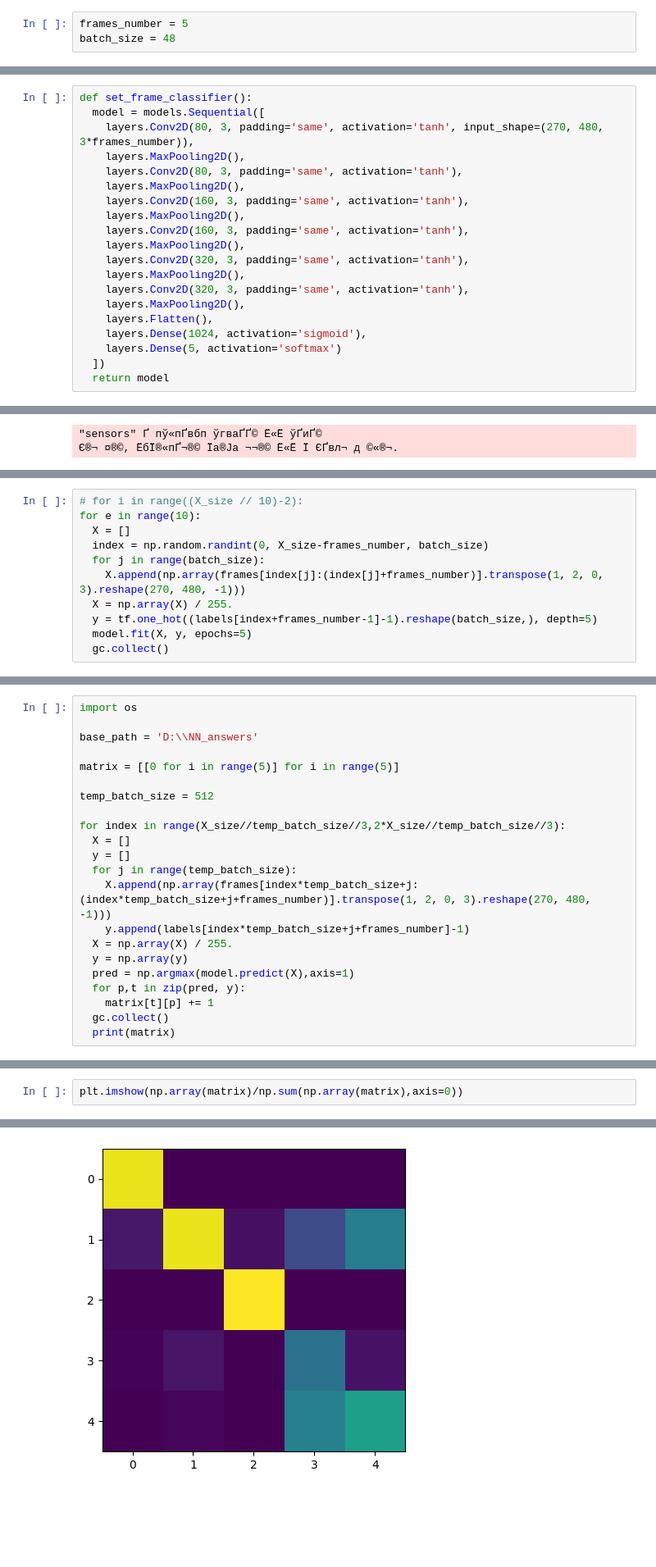
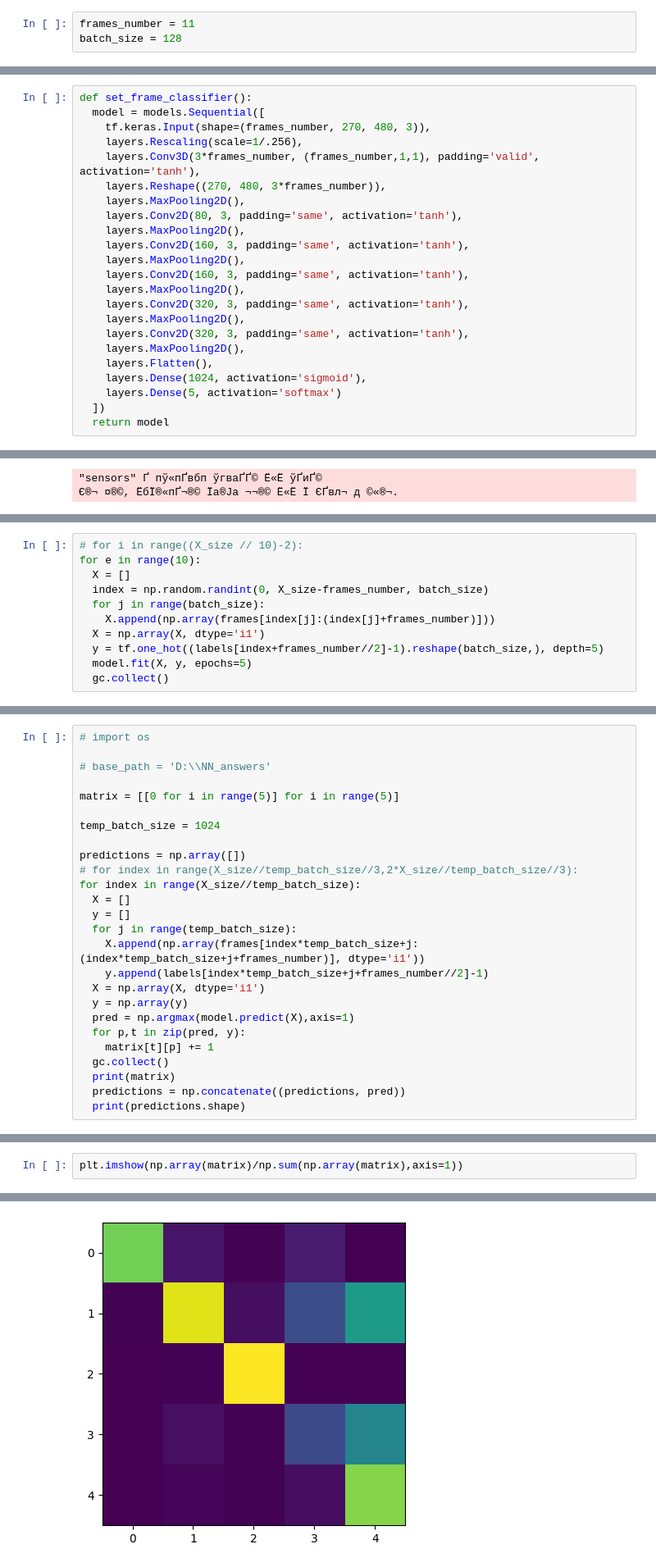
Before and after one commit to Borch1k/ABVE, a Jupyter notebook: CourseProject3year_VideoAnalyzer.ipynb, the cells around one changed output, grey strips where cells are left out. Shown at 82% size. Cells and saved outputs as stored; diff of their text form; blank space fills up the shorter version.

```diff
--- a/CourseProject3year_VideoAnalyzer.ipynb
+++ b/CourseProject3year_VideoAnalyzer.ipynb
@@ -76,5 +80,5 @@ import matplotlib.pyplot as plt
 frames = np.load('frames.npy', mmap_mode='c')
 labels = np.load('lables.npy', mmap_mode='c')
 # %%
-frames_number = 5
-batch_size = 48
+frames_number = 11
+batch_size = 128
@@ -81,7 +109,10 @@ batch_size = 48
 # %%
 def set_frame_classifier():
   model = models.Sequential([
-    layers.Conv2D(80, 3, padding='same', activation='tanh', input_shape=(270, 480, 3*frames_number)),
+    tf.keras.Input(shape=(frames_number, 270, 480, 3)),
+    layers.Rescaling(scale=1/.256),
+    layers.Conv3D(3*frames_number, (frames_number,1,1), padding='valid', activation='tanh'),
+    layers.Reshape((270, 480, 3*frames_number)),
     layers.MaxPooling2D(),
     layers.Conv2D(80, 3, padding='same', activation='tanh'),
     layers.MaxPooling2D(),
@@ -146,9 +177,9 @@ for e in range(10):
   X = []
   index = np.random.randint(0, X_size-frames_number, batch_size)
   for j in range(batch_size):
-    X.append(np.array(frames[index[j]:(index[j]+frames_number)].transpose(1, 2, 0, 3).reshape(270, 480, -1)))
-  X = np.array(X) / 255.
-  y = tf.one_hot((labels[index+frames_number-1]-1).reshape(batch_size,), depth=5)
+    X.append(np.array(frames[index[j]:(index[j]+frames_number)]))
+  X = np.array(X, dtype='i1')
+  y = tf.one_hot((labels[index+frames_number//2]-1).reshape(batch_size,), depth=5)
   model.fit(X, y, epochs=5)
   gc.collect()
 # %% [output]
@@ -194,23 +207,27 @@ gc.collect()
 # %%
-import os
+# import os
 
-base_path = 'D:\\NN_answers'
+# base_path = 'D:\\NN_answers'
 
 matrix = [[0 for i in range(5)] for i in range(5)]
 
-temp_batch_size = 512
+temp_batch_size = 1024
 
-for index in range(X_size//temp_batch_size//3,2*X_size//temp_batch_size//3):
+predictions = np.array([])
+# for index in range(X_size//temp_batch_size//3,2*X_size//temp_batch_size//3):
+for index in range(X_size//temp_batch_size):
   X = []
   y = []
   for j in range(temp_batch_size):
-    X.append(np.array(frames[index*temp_batch_size+j:(index*temp_batch_size+j+frames_number)].transpose(1, 2, 0, 3).reshape(270, 480, -1)))
-    y.append(labels[index*temp_batch_size+j+frames_number]-1)
-  X = np.array(X) / 255.
+    X.append(np.array(frames[index*temp_batch_size+j:(index*temp_batch_size+j+frames_number)], dtype='i1'))
+    y.append(labels[index*temp_batch_size+j+frames_number//2]-1)
+  X = np.array(X, dtype='i1')
   y = np.array(y)
   pred = np.argmax(model.predict(X),axis=1)
   for p,t in zip(pred, y):
     matrix[t][p] += 1
   gc.collect()
   print(matrix)
+  predictions = np.concatenate((predictions, pred))
+  print(predictions.shape)
 # %% [output]
@@ -237,7 +254,7 @@ plt.imshow(matrix)
 <matplotlib.image.AxesImage at 0x...>
 [figure]
 # %%
-plt.imshow(np.array(matrix)/np.sum(np.array(matrix),axis=0))
+plt.imshow(np.array(matrix)/np.sum(np.array(matrix),axis=1))
 # %% [output]
 <matplotlib.image.AxesImage at 0x...>
-[figure, old version]
+[figure, new version]
```
Also changed, not shown: parts of 31 cells of this notebook.
